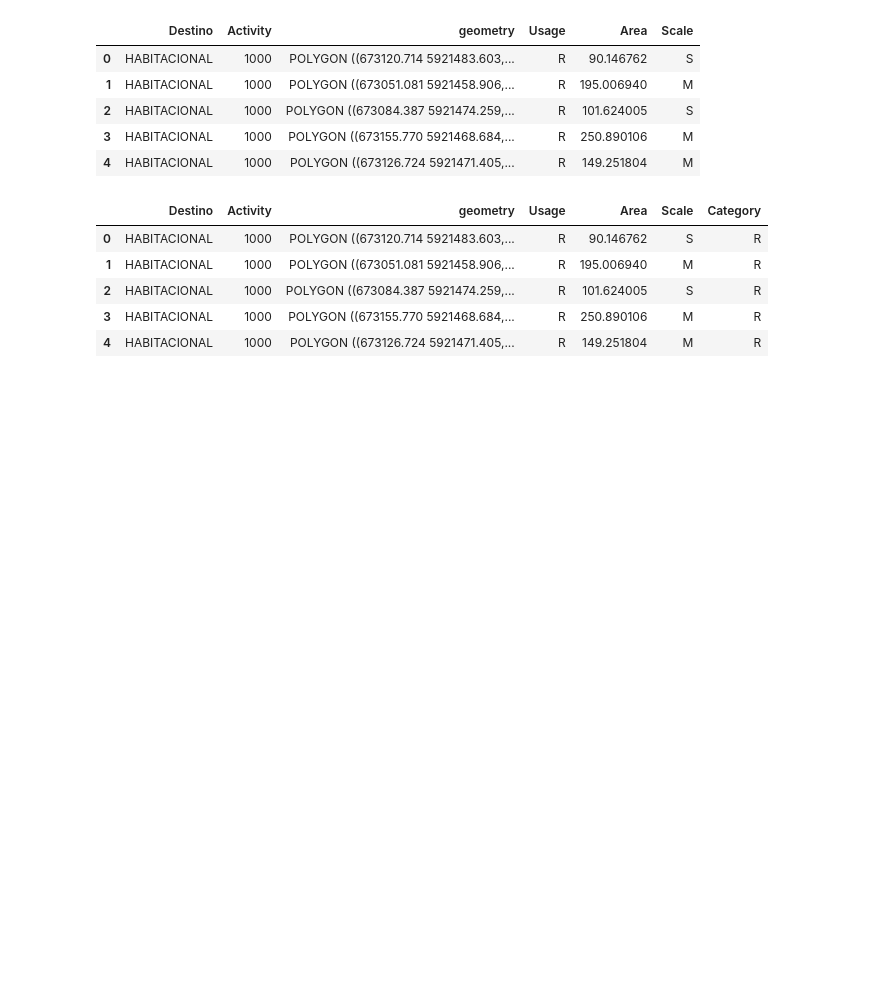
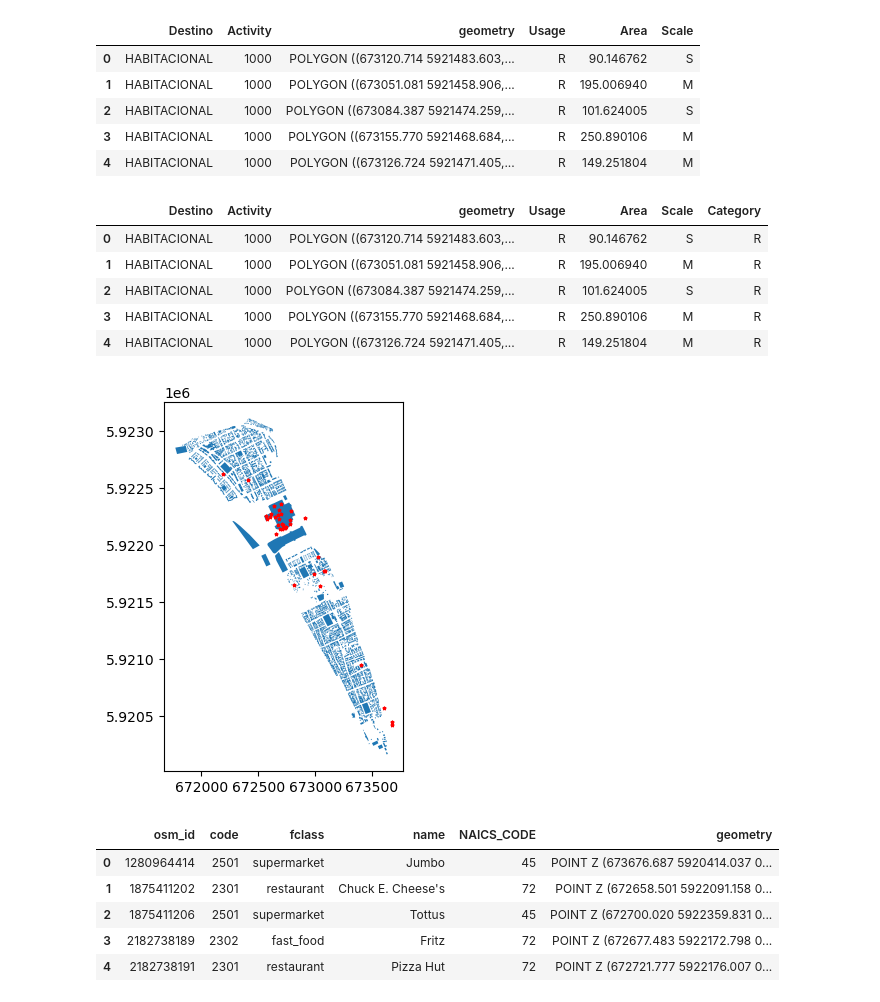
Before and after one commit to CityScope/CityLab_Biobio, a Jupyter notebook: preprocessing/preprocessing.ipynb, the cells around one changed output. Drawn from its saved outputs; the diff is of its cells as text; code cells hidden in the pictures; blank space fills up the shorter version.

Commit message:
feat(preprocessing): included amenities in the preprocessing notebook

```diff
--- a/preprocessing/preprocessing.ipynb
+++ b/preprocessing/preprocessing.ipynb
@@ -121,7 +118,7 @@ costanera_buildings.head()
 # %%
 import yaml
 
-transform_object = yaml.safe_load(open('LBCS_activity_to_category.yml'))
+transform_object = yaml.safe_load(open('./helper/LBCS_activity_to_category.yml'))
 
 def building_type(row):
     activity_code = row['Activity']
@@ -136,3 +133,23 @@ costanera_buildings.head()
 | 2 | HABITACIONAL | 1000 | POLYGON ((673084.387 5921474.259,... | R | 101.624005 | S | R |
 | 3 | HABITACIONAL | 1000 | POLYGON ((673155.770 5921468.684,... | R | 250.890106 | M | R |
 | 4 | HABITACIONAL | 1000 | POLYGON ((673126.724 5921471.405,... | R | 149.251804 | M | R |
+# %%
+import matplotlib.pyplot as plt
+
+costanera_amenities = gp.read_file('../shapefiles/amenities/Services.shp')
+
+costanera_amenities = costanera_amenities.to_crs(costanera_buildings.crs)
+
+ax = costanera_buildings.plot()
+costanera_amenities.plot(ax=ax, marker='*', color='red', markersize=5)
+plt.show()
+
+costanera_amenities.head()
+# %% [output]
+[figure, added]
+|  | osm_id | code | fclass | name | NAICS_CODE | geometry |
+| 0 | 1280964414 | 2501 | supermarket | Jumbo | 45 | POINT Z (673676.687 5920414.037 0... |
+| 1 | 1875411202 | 2301 | restaurant | Chuck E. Cheese's | 72 | POINT Z (672658.501 5922091.158 0... |
+| 2 | 1875411206 | 2501 | supermarket | Tottus | 45 | POINT Z (672700.020 5922359.831 0... |
+| 3 | 2182738189 | 2302 | fast_food | Fritz | 72 | POINT Z (672677.483 5922172.798 0... |
+| 4 | 2182738191 | 2301 | restaurant | Pizza Hut | 72 | POINT Z (672721.777 5922176.007 0... |
```
Also changed, not shown: parts of 3 cells of this notebook, 3 other files.
